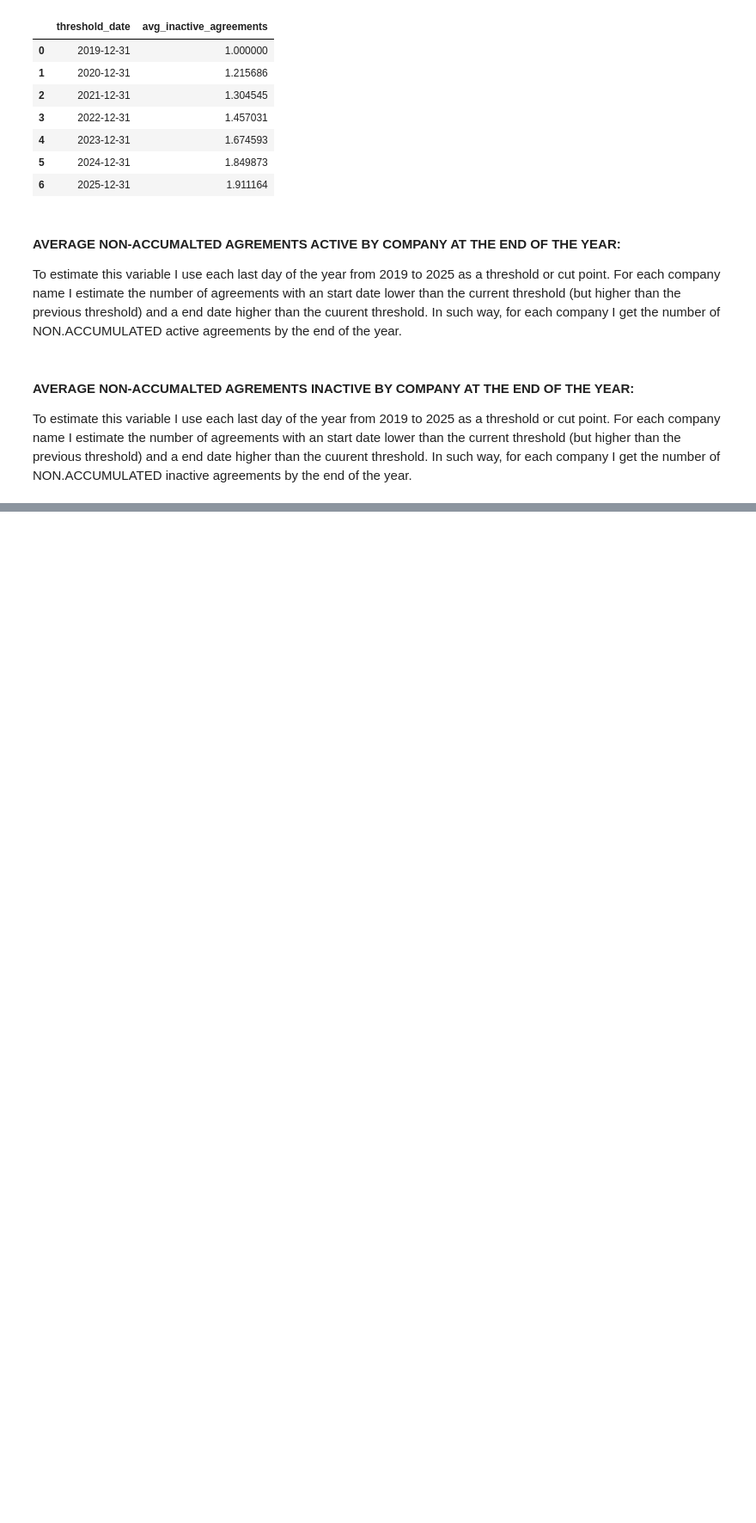
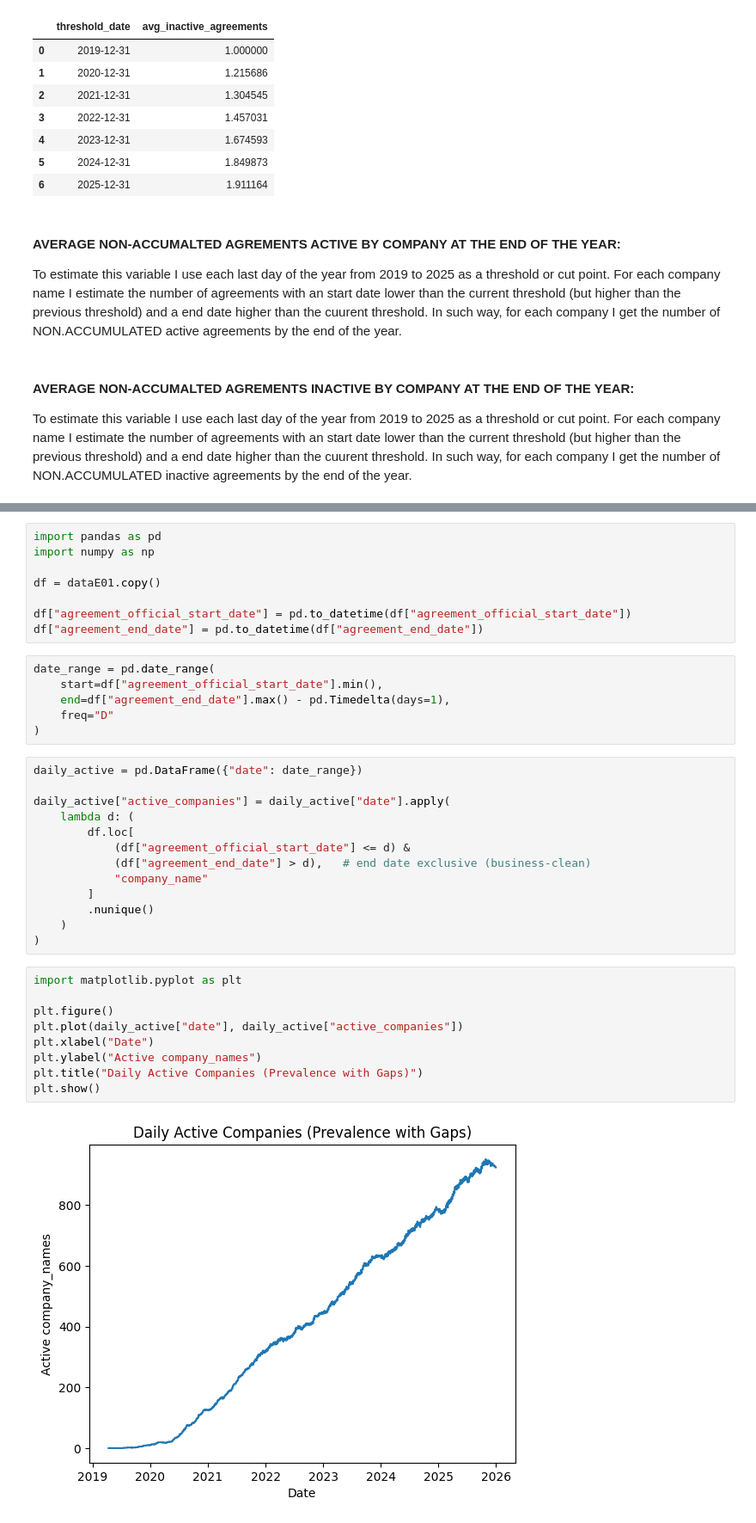
Before and after one commit to LinaMRuizG/Data-Analyst-Automation-Specialist-Test-Trial, a Jupyter notebook: solution.ipynb, the cells around one changed output, grey strips where cells are left out. Shown at 86% size. Saved outputs shown, nothing was run; the diff lists cells and outputs as text; blank space fills up the shorter version.

```diff
--- a/solution.ipynb
+++ b/solution.ipynb
@@ -1561,0 +1626,38 @@ To estimate this variable I use each last day of the year from 2019 to 2025 as a
+# %%
+import pandas as pd
+import numpy as np
+
+df = dataE01.copy()
+
+df["agreement_official_start_date"] = pd.to_datetime(df["agreement_official_start_date"])
+df["agreement_end_date"] = pd.to_datetime(df["agreement_end_date"])
+# %%
+date_range = pd.date_range(
+    start=df["agreement_official_start_date"].min(),
+    end=df["agreement_end_date"].max() - pd.Timedelta(days=1),
+    freq="D"
+)
+# %%
+daily_active = pd.DataFrame({"date": date_range})
+
+daily_active["active_companies"] = daily_active["date"].apply(
+    lambda d: (
+        df.loc[
+            (df["agreement_official_start_date"] <= d) &
+            (df["agreement_end_date"] > d),   # end date exclusive (business-clean)
+            "company_name"
+        ]
+        .nunique()
+    )
+)
+# %%
+import matplotlib.pyplot as plt
+
+plt.figure()
+plt.plot(daily_active["date"], daily_active["active_companies"])
+plt.xlabel("Date")
+plt.ylabel("Active company_names")
+plt.title("Daily Active Companies (Prevalence with Gaps)")
+plt.show()
+# %% [output]
+[figure, added]
```
Also changed, not shown: parts of 27 cells of this notebook.
